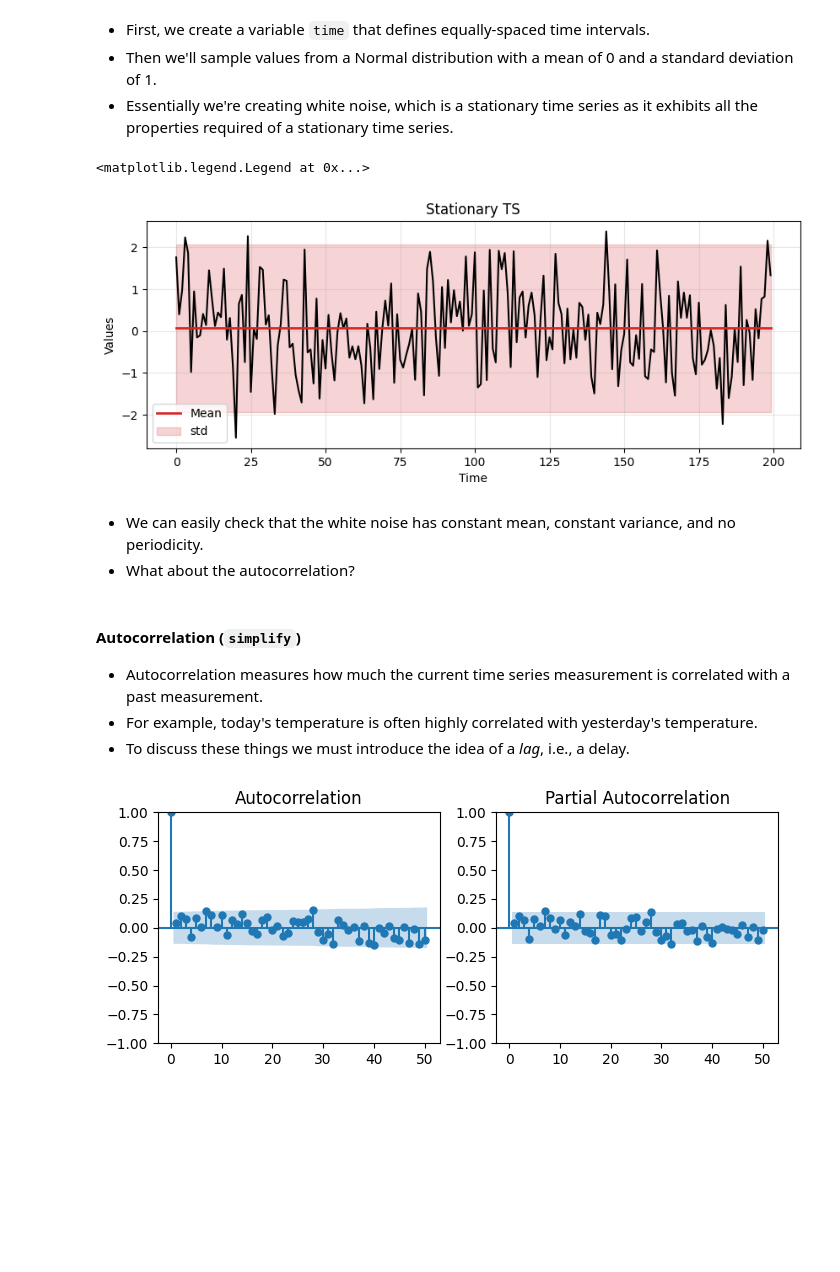
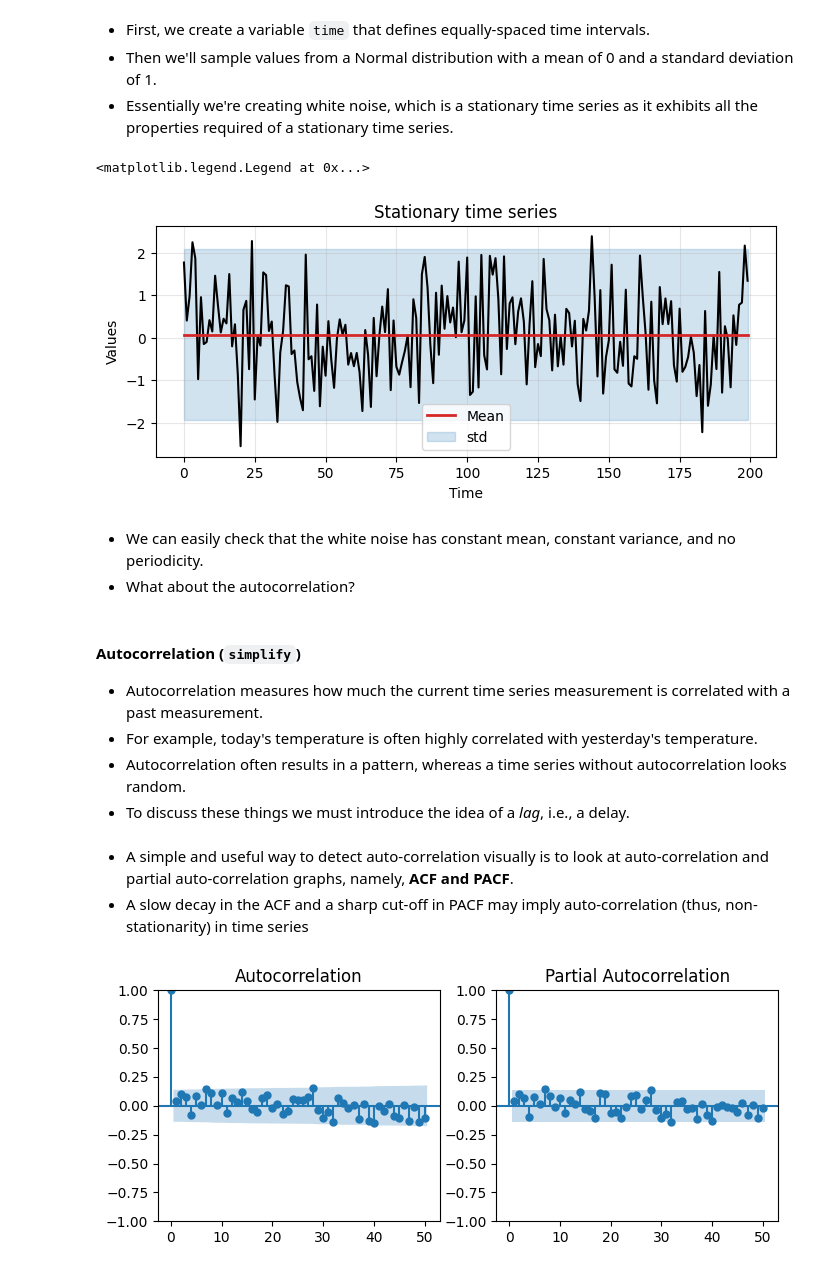
Before and after one commit to nsydn/time-series-analysis-and-forecasting, a Jupyter notebook: notebooks/02/stationarity_NSA.ipynb, the cells around one changed output. Cells and saved outputs as stored; diff of their text form; code cells hidden in the pictures; blank space fills up the shorter version.

```diff
--- a/notebooks/02/stationarity_NSA.ipynb
+++ b/notebooks/02/stationarity_NSA.ipynb
@@ -90,19 +92,19 @@ where $\stackrel{\text{D}}{=}$ indicates that the distributions are equal.
 time = np.arange(200)
 stationary = np.random.normal(loc=0, scale=1.0, size=len(time))
 # %%
-fig, ax = plt.subplots(1,1, figsize=(10, 3.5))
+fig, ax = plt.subplots(1,1, figsize=(8, 3))
 ax.plot(time, stationary, 'k-')
-ax.set_title('Stationary TS')
+ax.set_title('Stationary time series')
 ax.set_xlabel('Time')
 ax.set_ylabel('Values')
 ax.grid(alpha=0.3)
 ax.plot(time, np.ones_like(time)*np.mean(stationary), linewidth=2, color='tab:red', label='Mean');
 ax.fill_between(time, np.ones_like(time)*(stationary.mean()-1.96*stationary.std()),
-                np.ones_like(time)*(stationary.mean()+1.96*stationary.std()), color='tab:red', alpha=0.2, label='std')
+                np.ones_like(time)*(stationary.mean()+1.96*stationary.std()), color='tab:blue', alpha=0.2, label='std')
 plt.legend()
 # %% [output]
 <matplotlib.legend.Legend at 0x...>
-[figure, old version]
+[figure, new version]
 # %% [markdown]
 - We can easily check that the white noise has constant mean, constant variance, and no periodicity.
 - What about the autocorrelation?
@@ -110,7 +112,12 @@ plt.legend()
 #### Autocorrelation (`simplify`)
 - Autocorrelation measures how much the current time series measurement is correlated with a past measurement.
 - For example, today's temperature is often highly correlated with yesterday's temperature.
+- Autocorrelation often results in a pattern, whereas a time series without autocorrelation looks random.
 - To discuss these things we must introduce the idea of a *lag*, i.e., a delay.
+# %% [markdown]
+
+*   A simple and useful way to detect auto-correlation visually is to look at auto-correlation and partial auto-correlation graphs, namely, **ACF and PACF**.
+* A slow decay in the ACF and a sharp cut-off in PACF may imply auto-correlation (thus, non-stationarity) in time series
 # %%
 from statsmodels.graphics.tsaplots import plot_acf, plot_pacf
 fig, ax = plt.subplots(1,2, figsize=(8, 3))
```
Also changed, not shown: parts of 8 cells of this notebook.
